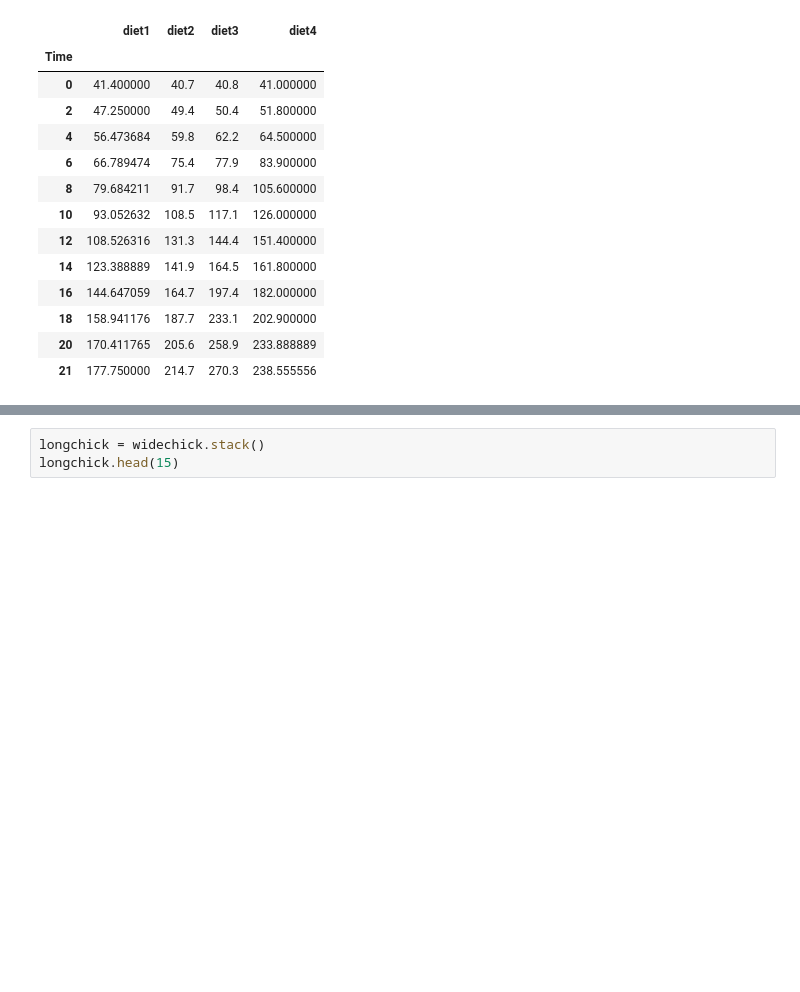
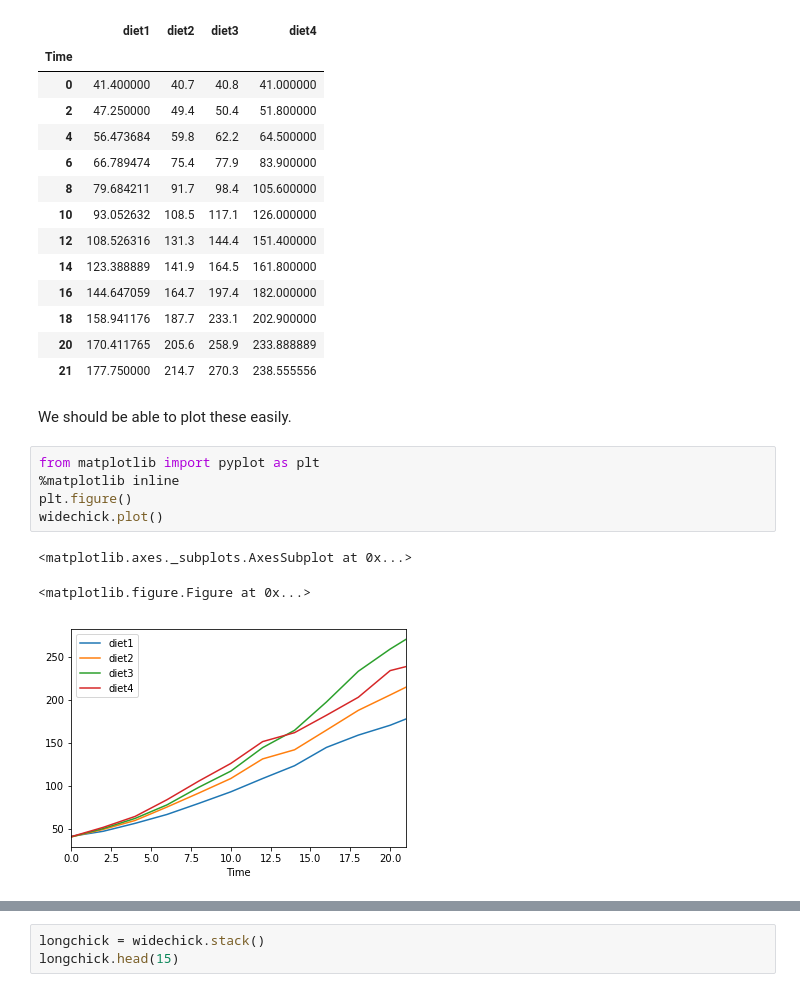
Before and after one commit to lacounty-isab/workshops, a Jupyter notebook: ds/python/PythonWorkshop05.ipynb, the cells around one changed output, grey strips where cells are left out. Drawn from its saved outputs; the diff is of its cells as text; blank space fills up the shorter version.

Commit message:
Added figures to Python Workshop 5.

```diff
--- a/ds/python/PythonWorkshop05.ipynb
+++ b/ds/python/PythonWorkshop05.ipynb
@@ -143,3 +143,14 @@ widechick
 | 18 | 158.941176 | 187.7 | 233.1 | 202.900000 |
 | 20 | 170.411765 | 205.6 | 258.9 | 233.888889 |
 | 21 | 177.750000 | 214.7 | 270.3 | 238.555556 |
+# %% [markdown]
+We should be able to plot these easily.
+# %%
+from matplotlib import pyplot as plt
+%matplotlib inline
+plt.figure()
+widechick.plot()
+# %% [output]
+<matplotlib.axes._subplots.AxesSubplot at 0x...>
+<matplotlib.figure.Figure at 0x...>
+[figure, added]
```
Also changed, not shown: parts of 6 cells of this notebook, 1 other file.
